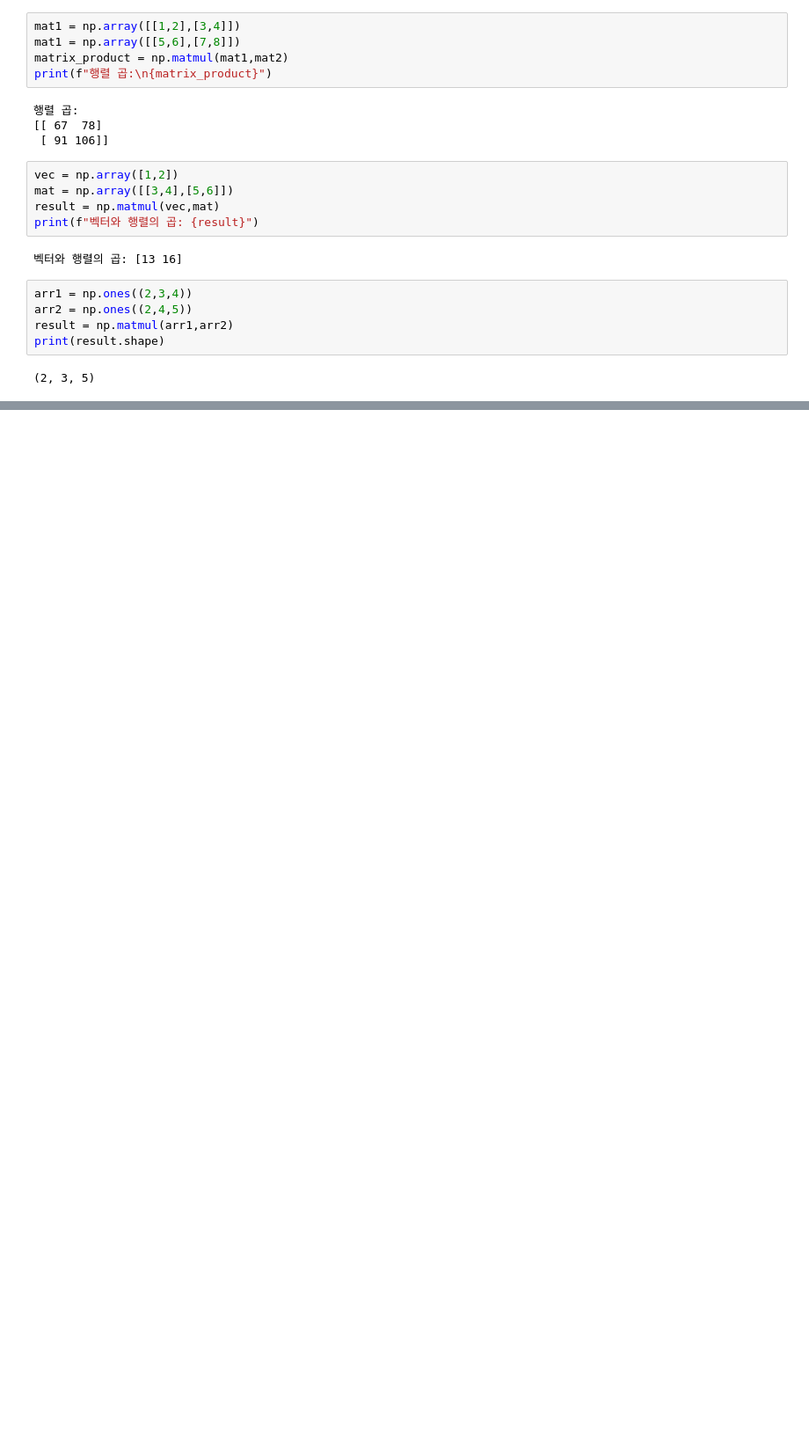
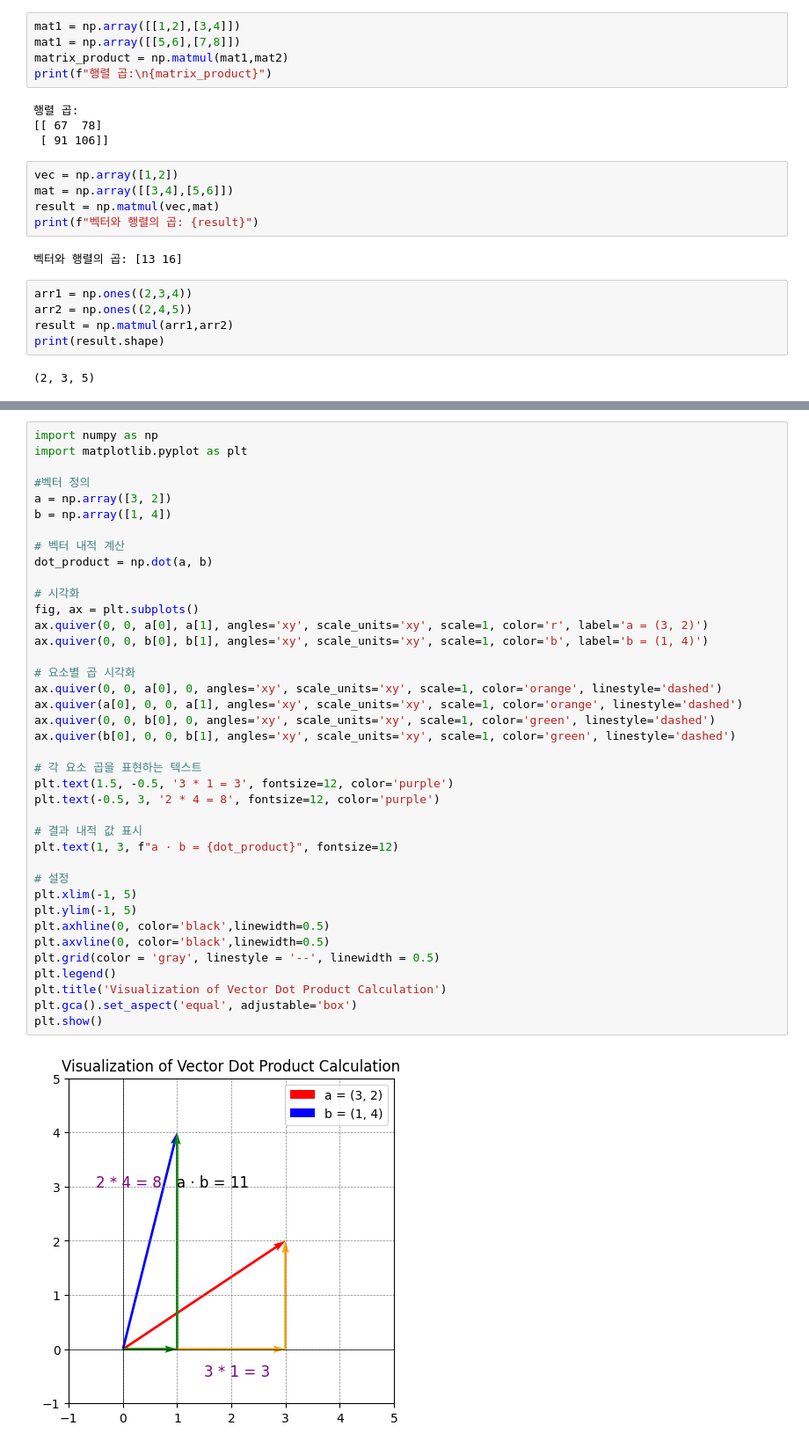
Before and after one commit to windyday0622/windyday, a Jupyter notebook: m3_분석 라이브러리/ 선형대수.ipynb, the cells around one changed output, grey strips where cells are left out. Shown at 88% size. Cells and saved outputs as stored; diff of their text form; blank space fills up the shorter version.

```diff
--- a/m3_분석 라이브러리/ 선형대수.ipynb
+++ b/m3_분석 라이브러리/ 선형대수.ipynb
@@ -785,0 +794,41 @@ print(result.shape)
+# %%
+import numpy as np
+import matplotlib.pyplot as plt
+
+#벡터 정의
+a = np.array([3, 2])
+b = np.array([1, 4])
+
+# 벡터 내적 계산
+dot_product = np.dot(a, b)
+
+# 시각화
+fig, ax = plt.subplots()
+ax.quiver(0, 0, a[0], a[1], angles='xy', scale_units='xy', scale=1, color='r', label='a = (3, 2)')
+ax.quiver(0, 0, b[0], b[1], angles='xy', scale_units='xy', scale=1, color='b', label='b = (1, 4)')
+
+# 요소별 곱 시각화
+ax.quiver(0, 0, a[0], 0, angles='xy', scale_units='xy', scale=1, color='orange', linestyle='dashed')
+ax.quiver(a[0], 0, 0, a[1], angles='xy', scale_units='xy', scale=1, color='orange', linestyle='dashed')
+ax.quiver(0, 0, b[0], 0, angles='xy', scale_units='xy', scale=1, color='green', linestyle='dashed')
+ax.quiver(b[0], 0, 0, b[1], angles='xy', scale_units='xy', scale=1, color='green', linestyle='dashed')
+
+# 각 요소 곱을 표현하는 텍스트
+plt.text(1.5, -0.5, '3 * 1 = 3', fontsize=12, color='purple')
+plt.text(-0.5, 3, '2 * 4 = 8', fontsize=12, color='purple')
+
+# 결과 내적 값 표시
+plt.text(1, 3, f"a · b = {dot_product}", fontsize=12)
+
+# 설정
+plt.xlim(-1, 5)
+plt.ylim(-1, 5)
+plt.axhline(0, color='black',linewidth=0.5)
+plt.axvline(0, color='black',linewidth=0.5)
+plt.grid(color = 'gray', linestyle = '--', linewidth = 0.5)
+plt.legend()
+plt.title('Visualization of Vector Dot Product Calculation')
+plt.gca().set_aspect('equal', adjustable='box')
+plt.show()
+# %% [output]
+[figure, added]
```
Also changed, not shown: parts of 28 cells of this notebook.
